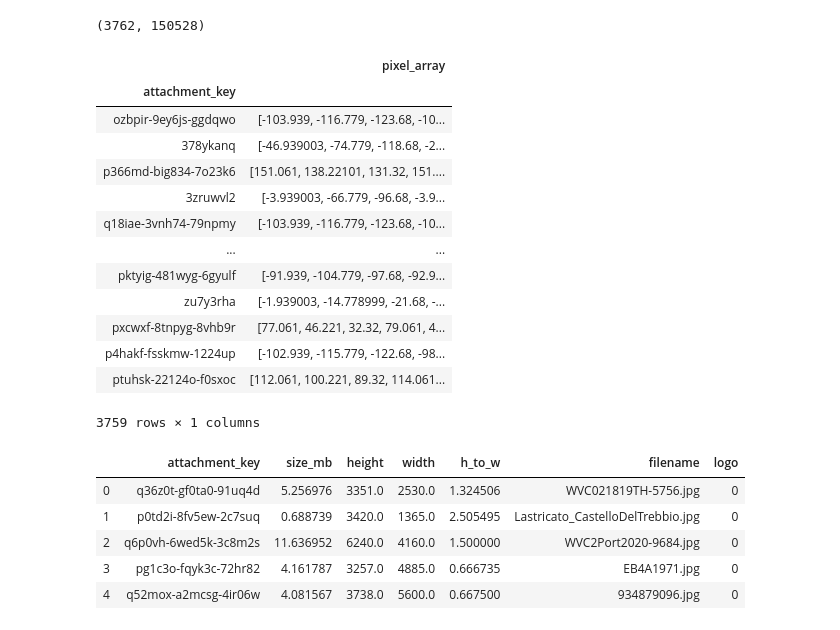
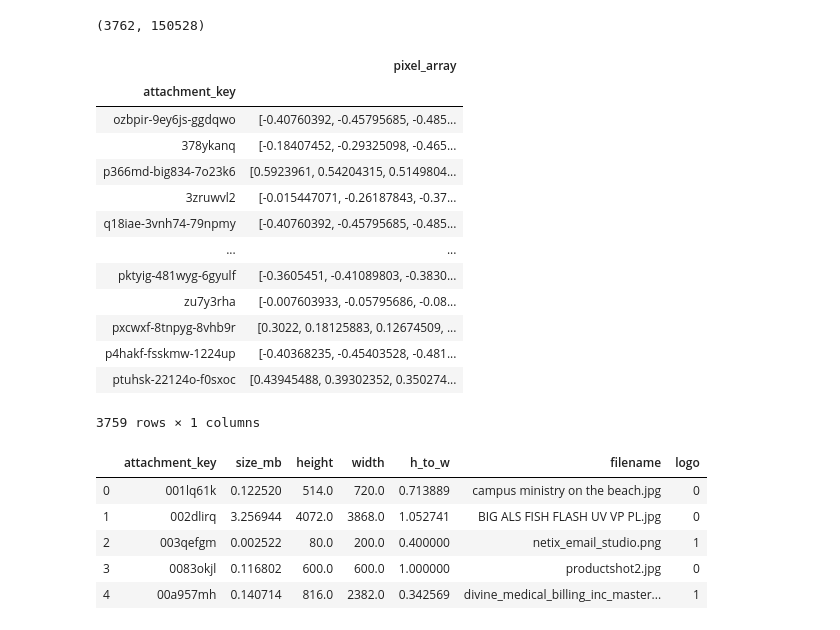
Before and after one commit to lauraherman22/w207_final_project, a Jupyter notebook: Final_Project_LH.ipynb, the cells around one changed output. Drawn from its saved outputs; the diff is of its cells as text; code cells hidden in the pictures.

Commit message:
Draft standardize features

```diff
--- a/Final_Project_LH.ipynb
+++ b/Final_Project_LH.ipynb
@@ -95,9 +97,10 @@ print(data_pixel.shape)
 # Store pixel vectors as DF with attachment key
 
 # Create key value pairs with arr0 (attachment key) and standardized arr1 (pixel array)
+# Standardize pixel values between 0 and 1 by dividing by 255
 data_dict = {}
 for i in range(data_key.shape[0]):
-    data_dict[data_key[i]] = [data_pixel[i]]
+    data_dict[data_key[i]] = [data_pixel[i]/255]
 
 df_pixel = pd.DataFrame(data=data_dict)
 df_pixel_t = df_pixel.transpose()
@@ -107,29 +110,29 @@ df_pixel_t
 # %% [output]
 |  | pixel_array |
 | attachment_key |  |
-| ozbpir-9ey6js-ggdqwo | [-103.939, -116.779, -123.68, -10... |
-| 378ykanq | [-46.939003, -74.779, -118.68, -2... |
-| p366md-big834-7o23k6 | [151.061, 138.22101, 131.32, 151.... |
-| 3zruwvl2 | [-3.939003, -66.779, -96.68, -3.9... |
-| q18iae-3vnh74-79npmy | [-103.939, -116.779, -123.68, -10... |
+| ozbpir-9ey6js-ggdqwo | [-0.40760392, -0.45795685, -0.485... |
+| 378ykanq | [-0.18407452, -0.29325098, -0.465... |
+| p366md-big834-7o23k6 | [0.5923961, 0.54204315, 0.5149804... |
+| 3zruwvl2 | [-0.015447071, -0.26187843, -0.37... |
+| q18iae-3vnh74-79npmy | [-0.40760392, -0.45795685, -0.485... |
 | ... | ... |
-| pktyig-481wyg-6gyulf | [-91.939, -104.779, -97.68, -92.9... |
-| zu7y3rha | [-1.939003, -14.778999, -21.68, -... |
-| pxcwxf-8tnpyg-8vhb9r | [77.061, 46.221, 32.32, 79.061, 4... |
-| p4hakf-fsskmw-1224up | [-102.939, -115.779, -122.68, -98... |
-| ptuhsk-22124o-f0sxoc | [112.061, 100.221, 89.32, 114.061... |
+| pktyig-481wyg-6gyulf | [-0.3605451, -0.41089803, -0.3830... |
+| zu7y3rha | [-0.007603933, -0.05795686, -0.08... |
+| pxcwxf-8tnpyg-8vhb9r | [0.3022, 0.18125883, 0.12674509, ... |
+| p4hakf-fsskmw-1224up | [-0.40368235, -0.45403528, -0.481... |
+| ptuhsk-22124o-f0sxoc | [0.43945488, 0.39302352, 0.350274... |
 3759 rows × 1 columns
 # %%
 # Load excel data
-df = pd.read_csv('school_project_data_set-query.csv')
+df = pd.read_csv('school_project_data_set-new.csv')
 df.head()
 # %% [output]
 |  | attachment_key | size_mb | height | width | h_to_w | filename | logo |
-| 0 | q36z0t-gf0ta0-91uq4d | 5.256976 | 3351.0 | 2530.0 | 1.324506 | WVC021819TH-5756.jpg | 0 |
-| 1 | p0td2i-8fv5ew-2c7suq | 0.688739 | 3420.0 | 1365.0 | 2.505495 | Lastricato_CastelloDelTrebbio.jpg | 0 |
-| 2 | q6p0vh-6wed5k-3c8m2s | 11.636952 | 6240.0 | 4160.0 | 1.500000 | WVC2Port2020-9684.jpg | 0 |
-| 3 | pg1c3o-fqyk3c-72hr82 | 4.161787 | 3257.0 | 4885.0 | 0.666735 | EB4A1971.jpg | 0 |
-| 4 | q52mox-a2mcsg-4ir06w | 4.081567 | 3738.0 | 5600.0 | 0.667500 | 934879096.jpg | 0 |
+| 0 | 001lq61k | 0.122520 | 514.0 | 720.0 | 0.713889 | campus ministry on the beach.jpg | 0 |
+| 1 | 002dlirq | 3.256944 | 4072.0 | 3868.0 | 1.052741 | BIG ALS FISH FLASH UV VP PL.jpg | 0 |
+| 2 | 003qefgm | 0.002522 | 80.0 | 200.0 | 0.400000 | netix_email_studio.png | 1 |
+| 3 | 0083okjl | 0.116802 | 600.0 | 600.0 | 1.000000 | productshot2.jpg | 0 |
+| 4 | 00a957mh | 0.140714 | 816.0 | 2382.0 | 0.342569 | divine_medical_billing_inc_master... | 1 |
 # %%
 # Merge dataframes by attachment key
 merge_meta_pixel = df.merge(df_pixel_t, on='attachment_key')
```
Also changed, not shown: parts of 15 cells of this notebook.
